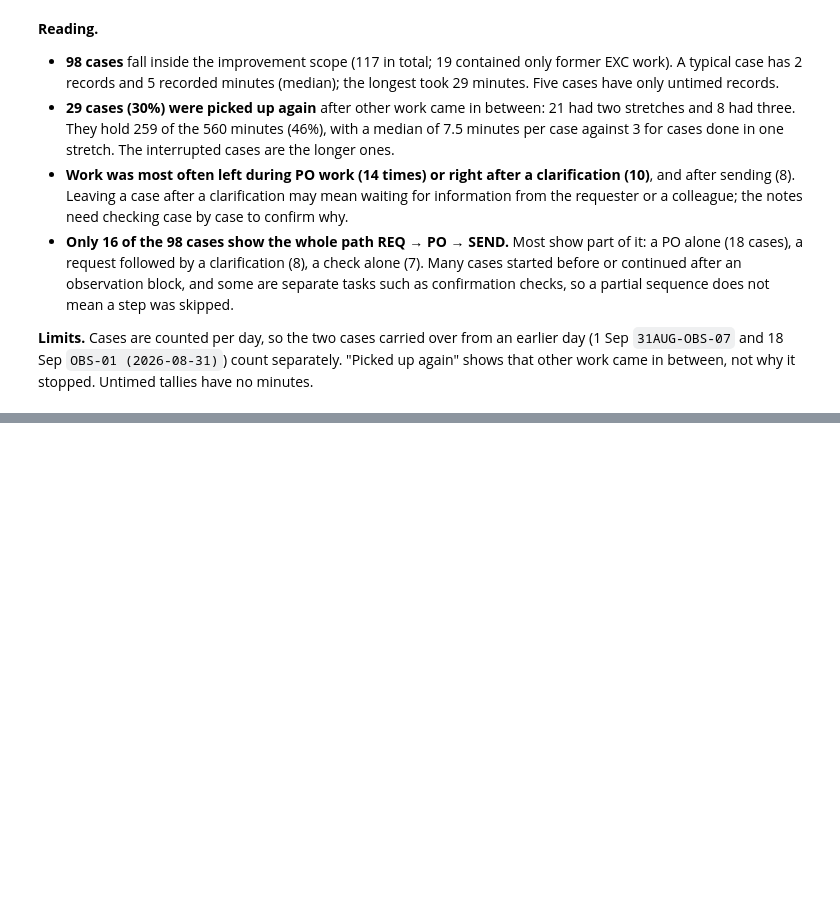
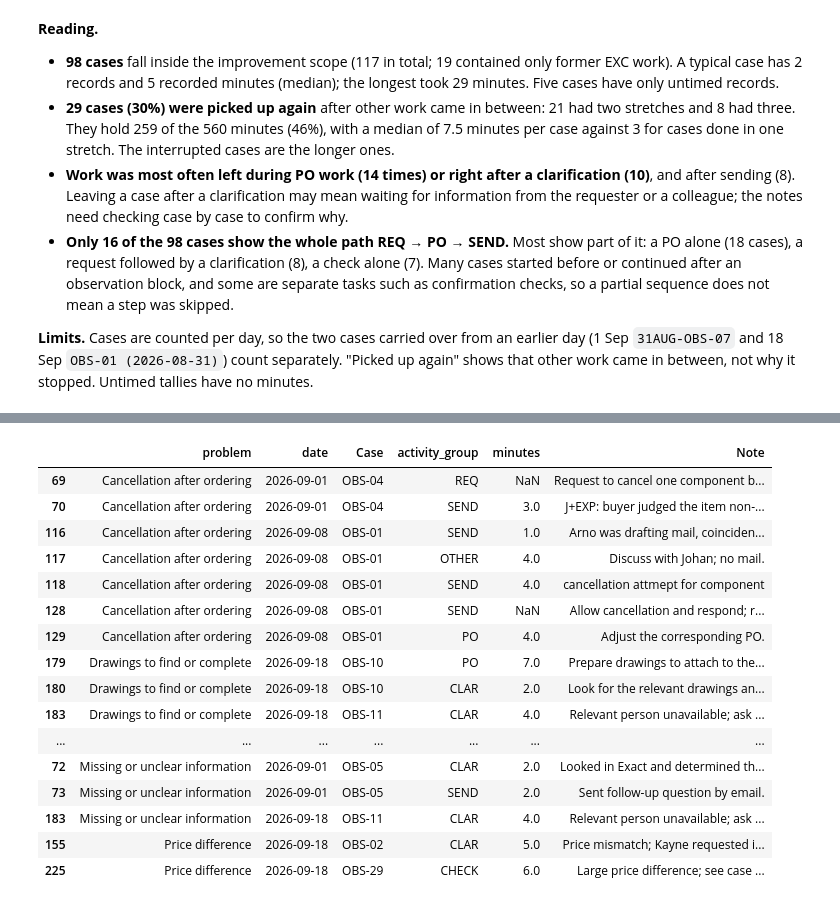
Before and after one commit to Luuuuuig/Bachelor-End-Project, a Jupyter notebook: Arno_Analysis_2026_10_02.ipynb, the cells around one changed output, grey strips where cells are left out. Drawn from its saved outputs; the diff is of its cells as text; code cells hidden in the pictures; blank space fills up the shorter version.

```diff
--- a/Arno_Analysis_2026_10_02.ipynb
+++ b/Arno_Analysis_2026_10_02.ipynb
@@ -817,0 +824,35 @@ left_counts.to_frame("times")
+# %%
+# Kinds of work that record an obstacle
+problem_types = {
+    "K08": "Missing or unclear information",
+    "K11": "Drawings to find or complete",
+    "K14": "Item unavailable",
+    "K20": "Finance issue (e.g. unpaid invoice)",
+    "K18": "Price difference",
+    "K26": "Exact error or delay",
+    "K16": "Cancellation after ordering",
+}
+
+# One line per record and problem type
+problem_rows = labelled.assign(kind_id=labelled["kinds"].str.split(";")).explode("kind_id")
+problem_rows = problem_rows.loc[problem_rows["kind_id"].isin(problem_types)].copy()
+problem_rows["problem"] = problem_rows["kind_id"].map(problem_types)
+
+inside = problem_rows.loc[~problem_rows["former_exc"]]
+outside = problem_rows.loc[problem_rows["former_exc"]]
+
+# Cases (from step 2) in which each problem occurs
+problem_cases = inside.groupby("problem")["case_ref"].unique()
+
+problem_profile = inside.groupby("problem").agg(
+    cases=("case_ref", "nunique"),
+    days=("date", "nunique"),
+    records=("source_row", "size"),
+    problem_minutes=("minutes", lambda m: m.sum(min_count=1))
+)
+problem_profile["case_minutes"] = problem_cases.apply(lambda c: cases.loc[c, "minutes"].sum())
+problem_profile["picked_up_again_pct"] = problem_cases.apply(lambda c: cases.loc[c, "picked_up_again"].mean() * 100)
+problem_profile["former_exc_cases"] = outside.groupby("problem")["case_ref"].nunique()
+problem_profile["former_exc_cases"] = problem_profile["former_exc_cases"].fillna(0).astype(int)
+
+problem_profile.sort_values(["cases", "case_minutes"], ascending=False).round(1)
@@ -817,0 +910,24 @@ left_counts.to_frame("times")
+# %%
+# The records behind the table, for reading the notes
+with pd.option_context("display.max_colwidth", 120, "display.max_rows", None):
+    display(inside.sort_values(["problem", "date", "source_row"])[
+        ["problem", "date", "Case", "activity_group", "minutes", "Note"]
+    ])
+# %% [output]
+|  | problem | date | Case | activity_group | minutes | Note |
+| 69 | Cancellation after ordering | 2026-09-01 | OBS-04 | REQ | NaN | Request to cancel one component b... |
+| 70 | Cancellation after ordering | 2026-09-01 | OBS-04 | SEND | 3.0 | J+EXP: buyer judged the item non-... |
+| 116 | Cancellation after ordering | 2026-09-08 | OBS-01 | SEND | 1.0 | Arno was drafting mail, coinciden... |
+| 117 | Cancellation after ordering | 2026-09-08 | OBS-01 | OTHER | 4.0 | Discuss with Johan; no mail. |
+| 118 | Cancellation after ordering | 2026-09-08 | OBS-01 | SEND | 4.0 | cancellation attmept for component |
+| 128 | Cancellation after ordering | 2026-09-08 | OBS-01 | SEND | NaN | Allow cancellation and respond; r... |
+| 129 | Cancellation after ordering | 2026-09-08 | OBS-01 | PO | 4.0 | Adjust the corresponding PO. |
+| 179 | Drawings to find or complete | 2026-09-18 | OBS-10 | PO | 7.0 | Prepare drawings to attach to the... |
+| 180 | Drawings to find or complete | 2026-09-18 | OBS-10 | CLAR | 2.0 | Look for the relevant drawings an... |
+| 183 | Drawings to find or complete | 2026-09-18 | OBS-11 | CLAR | 4.0 | Relevant person unavailable; ask ... |
+| ... | ... | ... | ... | ... | ... | ... |
+| 72 | Missing or unclear information | 2026-09-01 | OBS-05 | CLAR | 2.0 | Looked in Exact and determined th... |
+| 73 | Missing or unclear information | 2026-09-01 | OBS-05 | SEND | 2.0 | Sent follow-up question by email. |
+| 183 | Missing or unclear information | 2026-09-18 | OBS-11 | CLAR | 4.0 | Relevant person unavailable; ask ... |
+| 155 | Price difference | 2026-09-18 | OBS-02 | CLAR | 5.0 | Price mismatch; Kayne requested i... |
+| 225 | Price difference | 2026-09-18 | OBS-29 | CHECK | 6.0 | Large price difference; see case ... |
```
Also changed, not shown: parts of 5 cells of this notebook.
